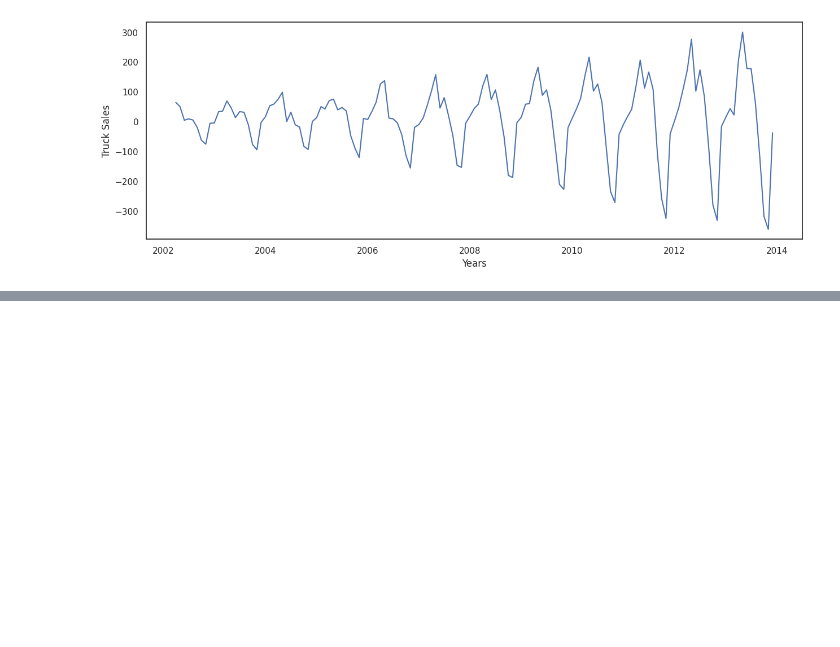
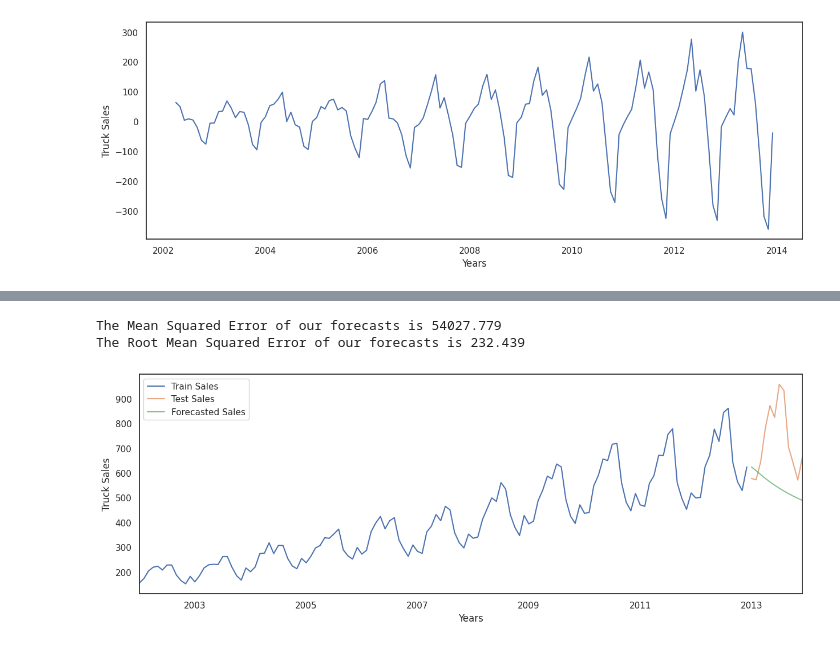
Before and after one commit to varshamqa/AIML_Practice_Repo_VSC1, a Jupyter notebook: Arima_Sarima_Varsha.ipynb, the cells around one changed output, grey strips where cells are left out. Saved outputs shown, nothing was run; the diff lists cells and outputs as text; code cells hidden in the pictures; blank space fills up the shorter version.

```diff
--- a/Arima_Sarima_Varsha.ipynb
+++ b/Arima_Sarima_Varsha.ipynb
@@ -234,0 +300,7 @@ Text(0, 0.5, 'Truck Sales')
+# %%
+train_sales_ts_log = np.log10(train['Truck_Sales'])
+
+best_aic = np.inf
+best_pdq = None
+best_seasonal_pdq = None
+temp_model = None
@@ -234,0 +321,3 @@ Text(0, 0.5, 'Truck Sales')
+# %%
+best_model = ARIMA(train_sales_ts_log, order = (2, 0, 0))
+best_results = best_model.fit()
@@ -234,0 +348,25 @@ Text(0, 0.5, 'Truck Sales')
+# %%
+pred99 = best_results.get_forecast(steps=len(test), alpha = 0.1)
+# %%
+sales_ts_forecasted = pred_dynamic.predicted_mean
+testCopy1 = test.copy()
+testCopy1['sales_ts_forecasted'] = np.power(10, pred99.predicted_mean)
+# %%
+MSE = ((testCopy1['Truck_Sales'] - testCopy1['sales_ts_forecasted']) ** 2).mean()
+print('The Mean Squared Error of our forecasts is {}'.format(round(MSE, 3)))
+RMSE = np.sqrt(MSE)
+print('The Root Mean Squared Error of our forecasts is {}'.format(round(RMSE, 3)))
+# %% [output]
+The Mean Squared Error of our forecasts is 54027.779
+The Root Mean Squared Error of our forecasts is 232.439
+# %%
+axis = train['Truck_Sales'].plot(label='Train Sales', figsize=(15, 5))
+testCopy1['Truck_Sales'].plot(ax=axis, label='Test Sales', alpha=0.7)
+testCopy1['sales_ts_forecasted'].plot(ax=axis, label='Forecasted Sales', alpha=0.7)
+axis.set_xlabel('Years')
+axis.set_ylabel('Truck Sales')
+plt.legend(loc='best')
+plt.show()
+plt.close()
+# %% [output]
+[figure, added]
```
Also changed, not shown: parts of 14 cells of this notebook.
